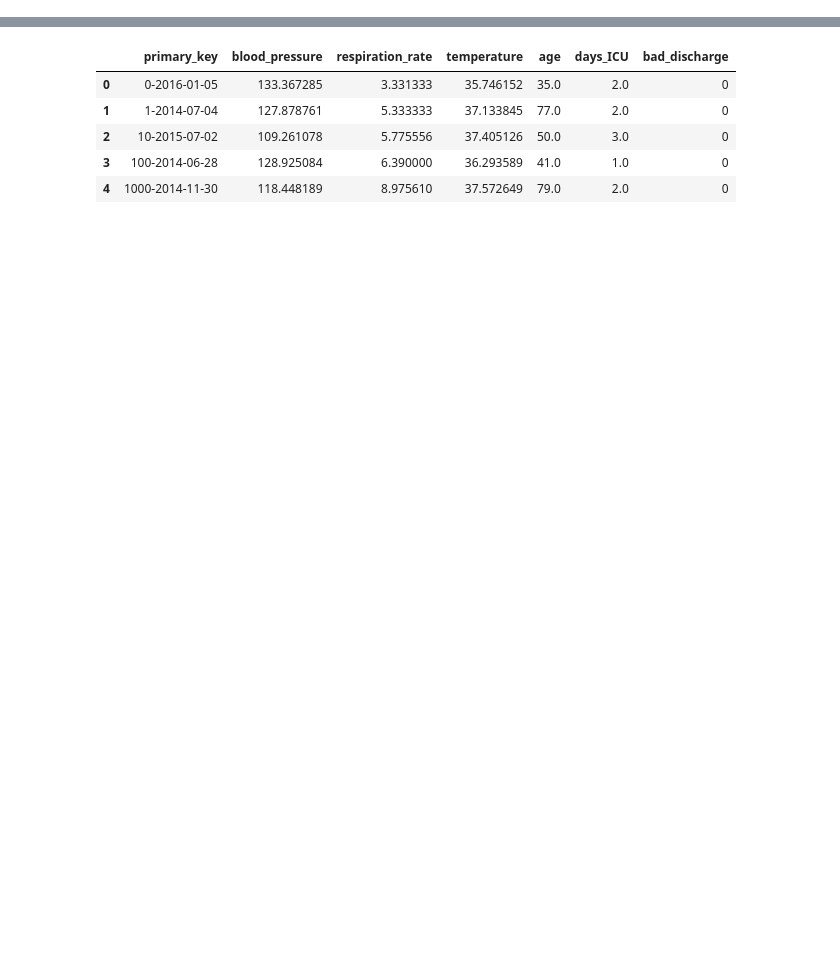
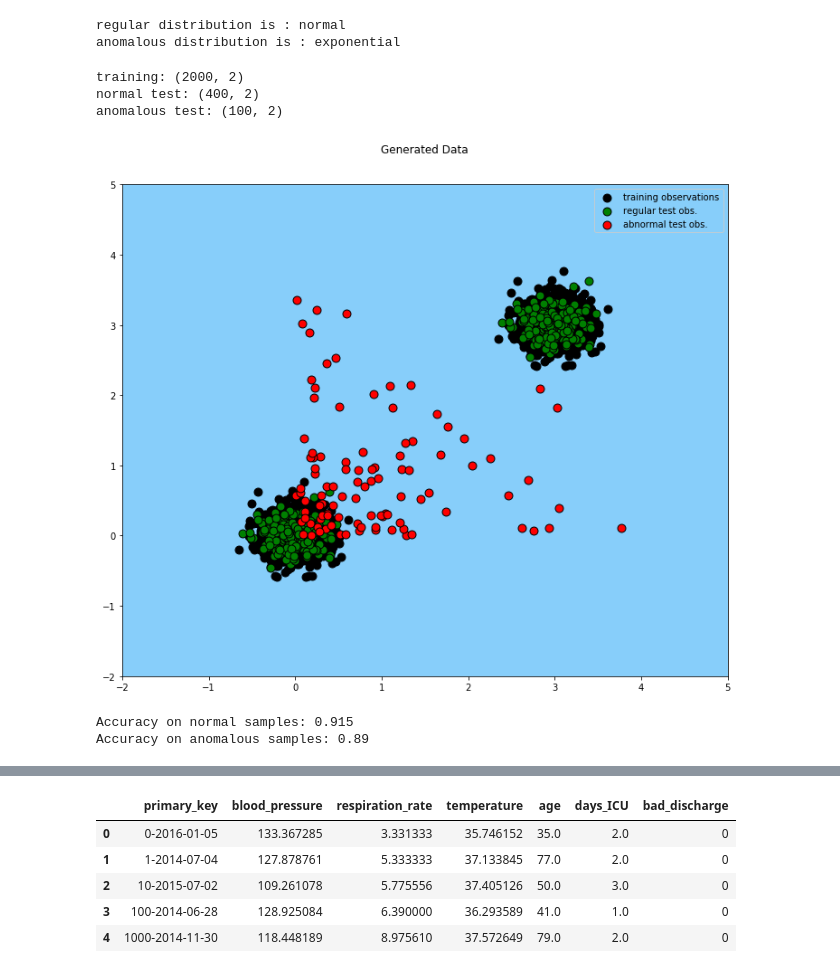
Before and after one commit to Anand191/AppliedDL, a Jupyter notebook: Isolation Forest.ipynb, the cells around one changed output, grey strips where cells are left out. Saved outputs shown, nothing was run; the diff lists cells and outputs as text; code cells hidden in the pictures; blank space fills up the shorter version.

```diff
--- a/Isolation Forest.ipynb
+++ b/Isolation Forest.ipynb
@@ -13,0 +49,72 @@ from sklearn.ensemble import RandomForestClassifier
+# %%
+distributions = ['normal', 'poisson', 'exponential', 'gumbel']
+regular_dist = np.random.choice(distributions,1)[0]
+irregular_dist = np.random.choice(list(filter(lambda x: x != regular_dist, distributions)), 1)[0]
+
+data_gen = getattr(rng,regular_dist)
+anomaly_gen = getattr(rng, irregular_dist)
+
+print("regular distribution is : {}".format(regular_dist))
+print("anomalous distribution is : {}".format(irregular_dist))
+# %% [output]
+regular distribution is : normal
+anomalous distribution is : exponential
+# %%
+'''train data'''
+X_train = 0.2 * data_gen(size=(1000, 2))
+X_train = np.r_[X_train + 3, X_train]
+X_train = pd.DataFrame(X_train, columns = ['x1', 'x2'])
+print("training: {}".format(X_train.shape))
+
+'''regular test data'''
+X_test = 0.2* data_gen(size=(200, 2))
+X_test = np.r_[X_test+3, X_test]
+X_test = pd.DataFrame(X_test, columns = ['x1', 'x2'])
+print("normal test: {}".format(X_test.shape))
+
+'''anomalous test data'''
+X_outliers = anomaly_gen(size=(100,2))
+X_outliers = pd.DataFrame(X_outliers, columns = ['x1', 'x2'])
+print("anomalous test: {}".format(X_outliers.shape))
+# %% [output]
+training: (2000, 2)
+normal test: (400, 2)
+anomalous test: (100, 2)
+# %%
+'''Plotting generated data ----'''
+
+plt.title("Generated Data")
+
+p1 = plt.scatter(X_train.x1, X_train.x2, c='black',
+                 s=20*4, edgecolor='k')
+p2 = plt.scatter(X_test.x1, X_test.x2, c='green',
+                 s=20*4, edgecolor='k')
+p3 = plt.scatter(X_outliers.x1, X_outliers.x2, c='red',
+                s=20*4, edgecolor='k')
+
+plt.axis('tight')
+plt.xlim((-2, 5))
+plt.ylim((-2, 5))
+plt.legend([p1, p2, p3],
+           ["training observations",
+            "regular test obs.", "abnormal test obs."],
+           loc="best")
+
+plt.show()
+# %% [output]
+[figure, added]
+# %%
+
+clf.fit(X_train)
+
+'''predictions'''
+y_pred_train = clf.predict(X_train)
+y_pred_test = clf.predict(X_test)
+y_pred_outliers = clf.predict(X_outliers)
+
+'''accuracies'''
+print("Accuracy on normal samples: {}".format(list(y_pred_test).count(1)/y_pred_test.shape[0]))
+print("Accuracy on anomalous samples: {}".format(list(y_pred_outliers).count(-1)/y_pred_outliers.shape[0]))
+# %% [output]
+Accuracy on normal samples: 0.915
+Accuracy on anomalous samples: 0.89
```
Also changed, not shown: parts of 18 cells of this notebook, 1 other file.
